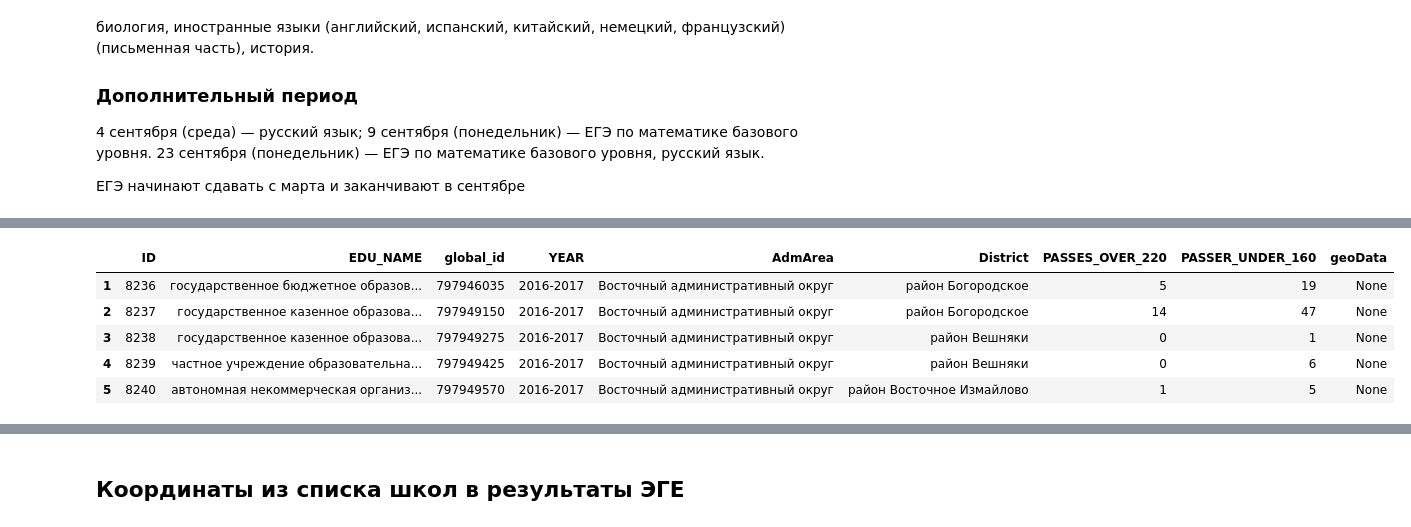
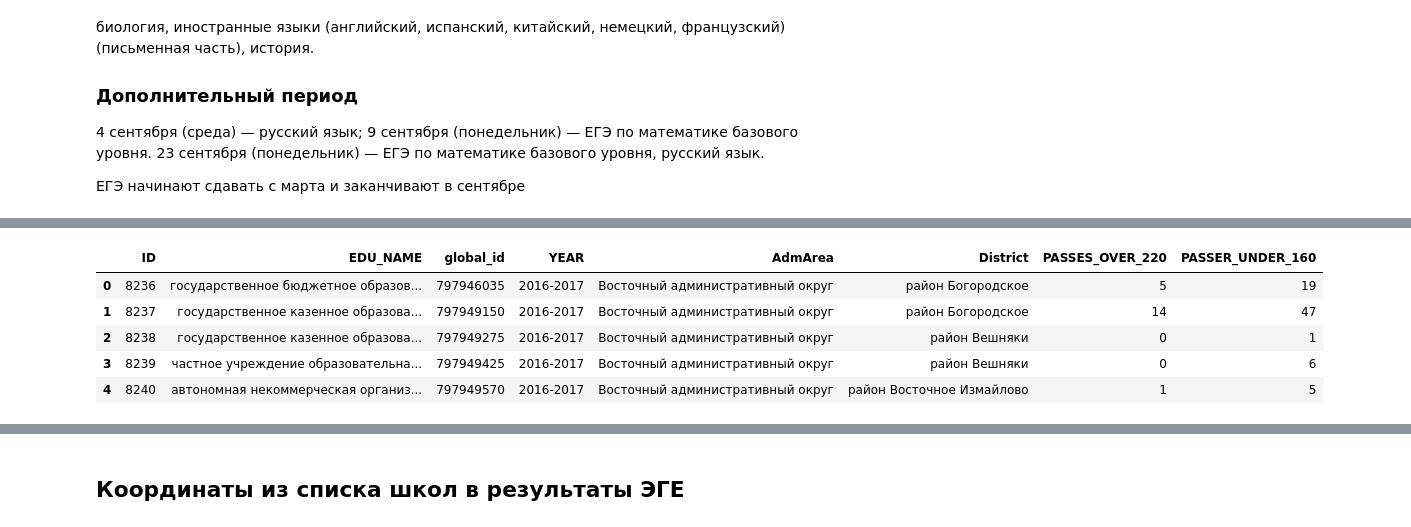
Before and after one commit to allseenn/dipai, a Jupyter notebook: 01.ipynb, the cells around one changed output, grey strips where cells are left out. Drawn from its saved outputs; the diff is of its cells as text; code cells hidden in the pictures.

```diff
--- a/01.ipynb
+++ b/01.ipynb
@@ -46,9 +46,21 @@ https://ivo.garant.ru/#/document/406882488
 import os
 import re
 import json
+import gzip
+import time
 import zipfile
 import requests
 import numpy as np
 import pandas as pd
+from datetime import date
 from decimal import Decimal
-# from tokens import YANDEX_ORG # Раскоменить для работы с API Яндекс.Организации и получения координат
+#from tokens import YANDEX_ORG
+#from tokens import YANDEX_GEO # Раскоменить для работы с API Яндекс.Организации и получения координат
+#from tokens import DATA_MOS_RU # Раскоменить для работы с API data.mos.ru
+#from tokens import MAPS_CO
+MAPS_CO = 0 # # Закоментить строку если есть ключ
+YANDEX_GEO = 0 # Закоментить строку если есть ключ
+COUNTER = 0 # глобальный счетчик, можно использовать для подсчета кол-ва запросов по АПИ
+LIMIT = 1000 # лимит запросов по АПИ и кол-во записей в одно запросе
+CACHE = {} # глобальный кэш, в процессе скрейпинга не обновлять!
+SETS = './sets/' # папка с файлами с наборами
@@ -173,0 +281,3 @@ csvname = unzip(filename)
+# %%
+pd.set_option('display.max_colwidth', None)
+exams = get_dataset('2072')
@@ -174,18 +301,13 @@ csvname = unzip(filename)
 # %%
-# датасет с результатами ЕГЭ, в нем нет адресов и нет координат, только названия школ
-exams = pd.read_csv(csvname, sep=';')
-exams = exams.drop(index=0) # удаляем первую строку с русским названием столбцов, английские ужесть в датасете
-# удаляем пустой столбец по маске, т.к. его имя в часте нумерации меняется
-exams = exams.drop(columns=[col for col in exams.columns if col.startswith("Unnamed:")])
 # чистим имена школ от мусора, делаем все буквы маленькими, убираем кавычки, и др. найденные разночтения
 exams['EDU_NAME'] = exams['EDU_NAME'].str.lower().str.strip().str.replace('«', '').str.replace('»', '') \
 .str.replace('  ', ' ').str.replace('"', ' ').str.replace('общеобразовательн', 'образовательн').str.replace('№ ', '')
-exams['geoData'] = None
+#exams['geoData'] = None
 exams.head()
 # %% [output]
-|  | ID | EDU_NAME | global_id | YEAR | AdmArea | District | PASSES_OVER_220 | PASSER_UNDER_160 | geoData |
-| 1 | 8236 | государственное бюджетное образов... | 797946035 | 2016-2017 | Восточный административный округ | район Богородское | 5 | 19 | None |
-| 2 | 8237 | государственное казенное образова... | 797949150 | 2016-2017 | Восточный административный округ | район Богородское | 14 | 47 | None |
-| 3 | 8238 | государственное казенное образова... | 797949275 | 2016-2017 | Восточный административный округ | район Вешняки | 0 | 1 | None |
-| 4 | 8239 | частное учреждение образовательна... | 797949425 | 2016-2017 | Восточный административный округ | район Вешняки | 0 | 6 | None |
-| 5 | 8240 | автономная некоммерческая организ... | 797949570 | 2016-2017 | Восточный административный округ | район Восточное Измайлово | 1 | 5 | None |
+|  | ID | EDU_NAME | global_id | YEAR | AdmArea | District | PASSES_OVER_220 | PASSER_UNDER_160 |
+| 0 | 8236 | государственное бюджетное образов... | 797946035 | 2016-2017 | Восточный административный округ | район Богородское | 5 | 19 |
+| 1 | 8237 | государственное казенное образова... | 797949150 | 2016-2017 | Восточный административный округ | район Богородское | 14 | 47 |
+| 2 | 8238 | государственное казенное образова... | 797949275 | 2016-2017 | Восточный административный округ | район Вешняки | 0 | 1 |
+| 3 | 8239 | частное учреждение образовательна... | 797949425 | 2016-2017 | Восточный административный округ | район Вешняки | 0 | 6 |
+| 4 | 8240 | автономная некоммерческая организ... | 797949570 | 2016-2017 | Восточный административный округ | район Восточное Измайлово | 1 | 5 |
```
Also changed, not shown: parts of 20 cells of this notebook, 16 other files.
